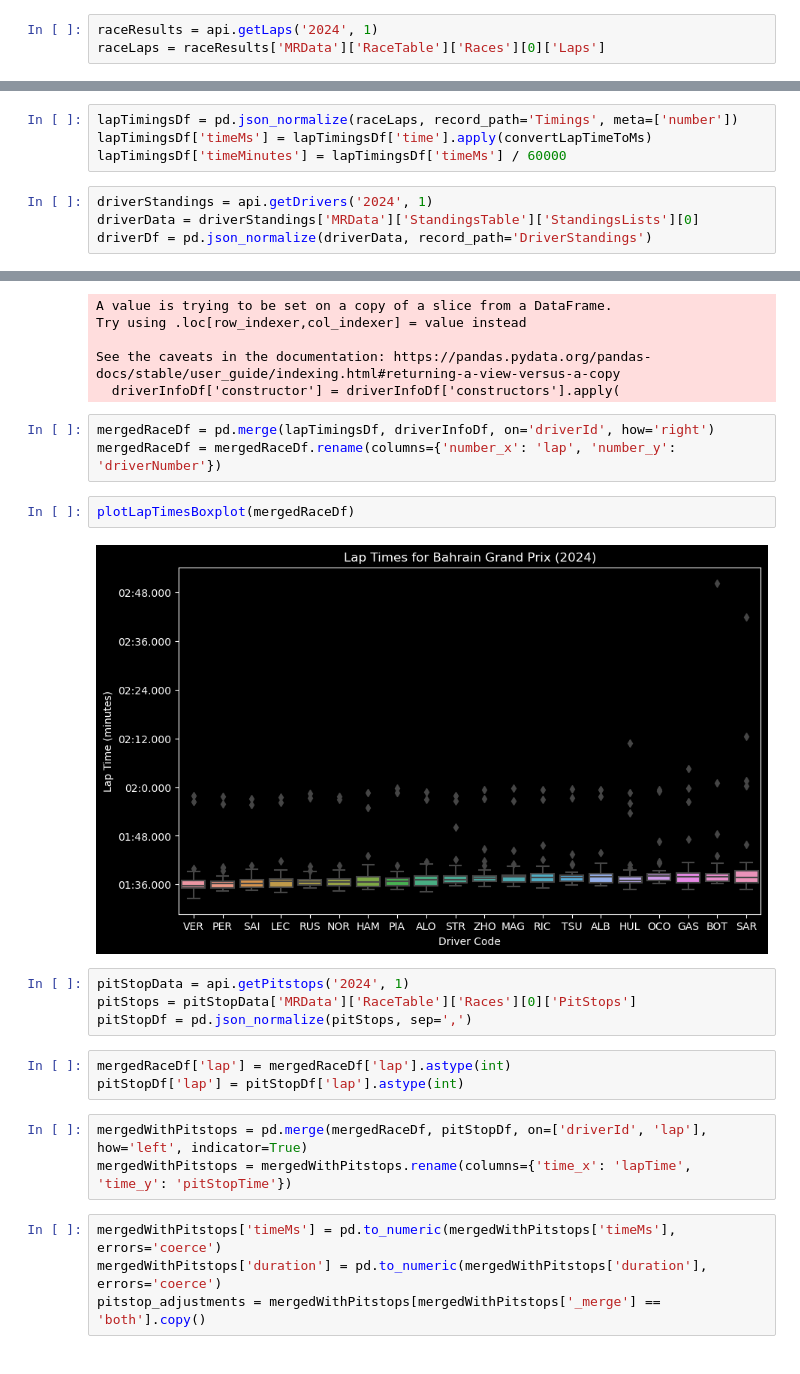
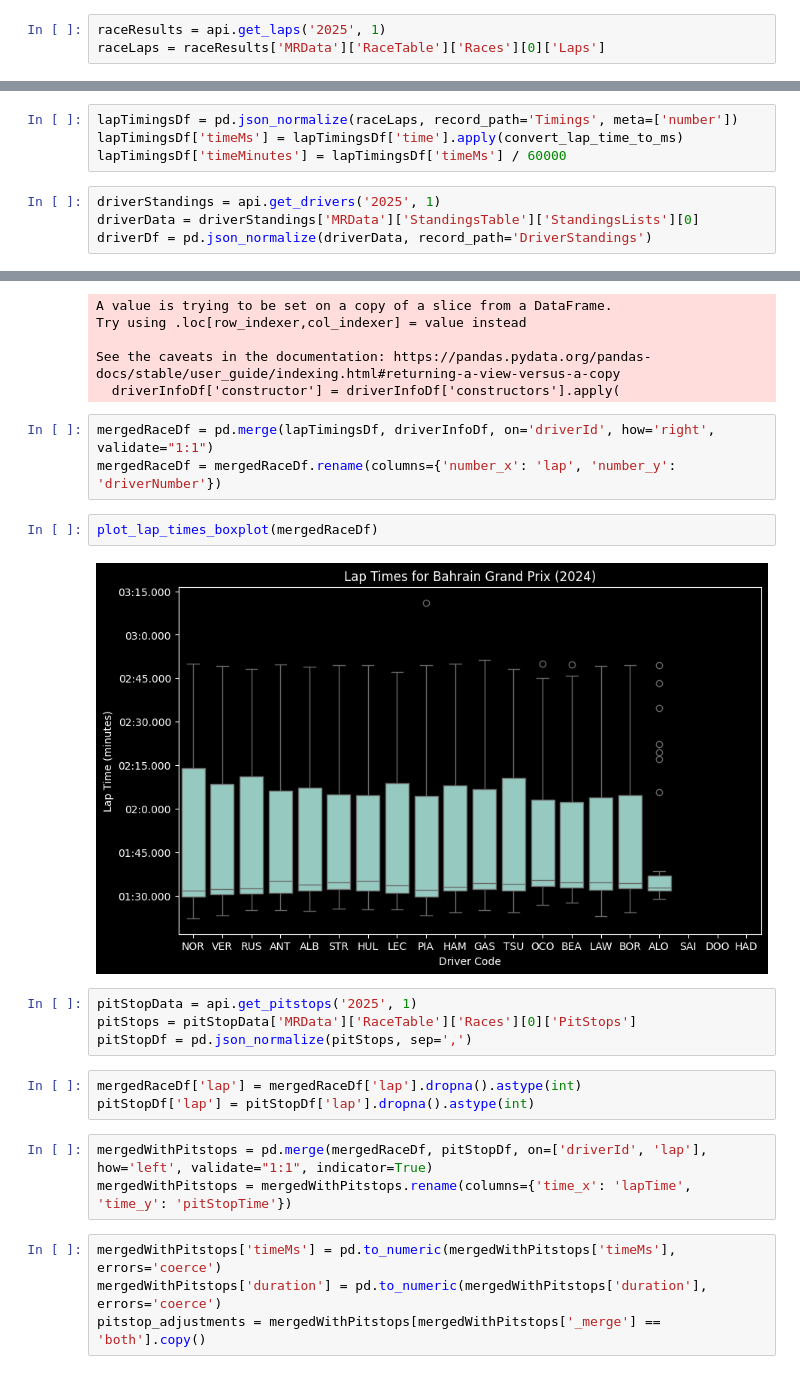
Before and after one commit to jakmate/F1DataAnalysis, a Jupyter notebook: bahrain.ipynb, the cells around one changed output, grey strips where cells are left out. Drawn from its saved outputs; the diff is of its cells as text.

```diff
--- a/bahrain.ipynb
+++ b/bahrain.ipynb
@@ -42,6 +48,6 @@ plotQualiConstructors(qualiDf)
 # %% [markdown]
 # Race Analysis
 # %%
-raceResults = api.getLaps('2024', 1)
+raceResults = api.get_laps('2025', 1)
 raceLaps = raceResults['MRData']['RaceTable']['Races'][0]['Laps']
 # %% [output]
@@ -53,8 +56,8 @@ Burst limit reached. Waiting 0.1 seconds
 # %%
 lapTimingsDf = pd.json_normalize(raceLaps, record_path='Timings', meta=['number'])
-lapTimingsDf['timeMs'] = lapTimingsDf['time'].apply(convertLapTimeToMs)
+lapTimingsDf['timeMs'] = lapTimingsDf['time'].apply(convert_lap_time_to_ms)
 lapTimingsDf['timeMinutes'] = lapTimingsDf['timeMs'] / 60000
 # %%
-driverStandings = api.getDrivers('2024', 1)
+driverStandings = api.get_drivers('2025', 1)
 driverData = driverStandings['MRData']['StandingsTable']['StandingsLists'][0]
 driverDf = pd.json_normalize(driverData, record_path='DriverStandings')
@@ -75,21 +76,21 @@ Try using .loc[row_indexer,col_indexer] = value instead
 See the caveats in the documentation: https://pandas.pydata.org/pandas-docs/stable/user_guide/indexing.html#returning-a-view-versus-a-copy
   driverInfoDf['constructor'] = driverInfoDf['constructors'].apply(
 # %%
-mergedRaceDf = pd.merge(lapTimingsDf, driverInfoDf, on='driverId', how='right')
+mergedRaceDf = pd.merge(lapTimingsDf, driverInfoDf, on='driverId', how='right', validate="1:1")
 mergedRaceDf = mergedRaceDf.rename(columns={'number_x': 'lap', 'number_y': 'driverNumber'})
 # %%
-plotLapTimesBoxplot(mergedRaceDf)
+plot_lap_times_boxplot(mergedRaceDf)
 # %% [output]
-[figure, old version]
+[figure, new version]
 # %%
-pitStopData = api.getPitstops('2024', 1)
+pitStopData = api.get_pitstops('2025', 1)
 pitStops = pitStopData['MRData']['RaceTable']['Races'][0]['PitStops']
 pitStopDf = pd.json_normalize(pitStops, sep=',')
 # %%
-mergedRaceDf['lap'] = mergedRaceDf['lap'].astype(int)
-pitStopDf['lap'] = pitStopDf['lap'].astype(int)
+mergedRaceDf['lap'] = mergedRaceDf['lap'].dropna().astype(int)
+pitStopDf['lap'] = pitStopDf['lap'].dropna().astype(int)
 # %%
-mergedWithPitstops = pd.merge(mergedRaceDf, pitStopDf, on=['driverId', 'lap'], how='left', indicator=True)
+mergedWithPitstops = pd.merge(mergedRaceDf, pitStopDf, on=['driverId', 'lap'], how='left', validate="1:1", indicator=True)
 mergedWithPitstops = mergedWithPitstops.rename(columns={'time_x': 'lapTime', 'time_y': 'pitStopTime'})
 # %%
 mergedWithPitstops['timeMs'] = pd.to_numeric(mergedWithPitstops['timeMs'], errors='coerce')
```
Also changed, not shown: parts of 20 cells of this notebook, 11 other files.
